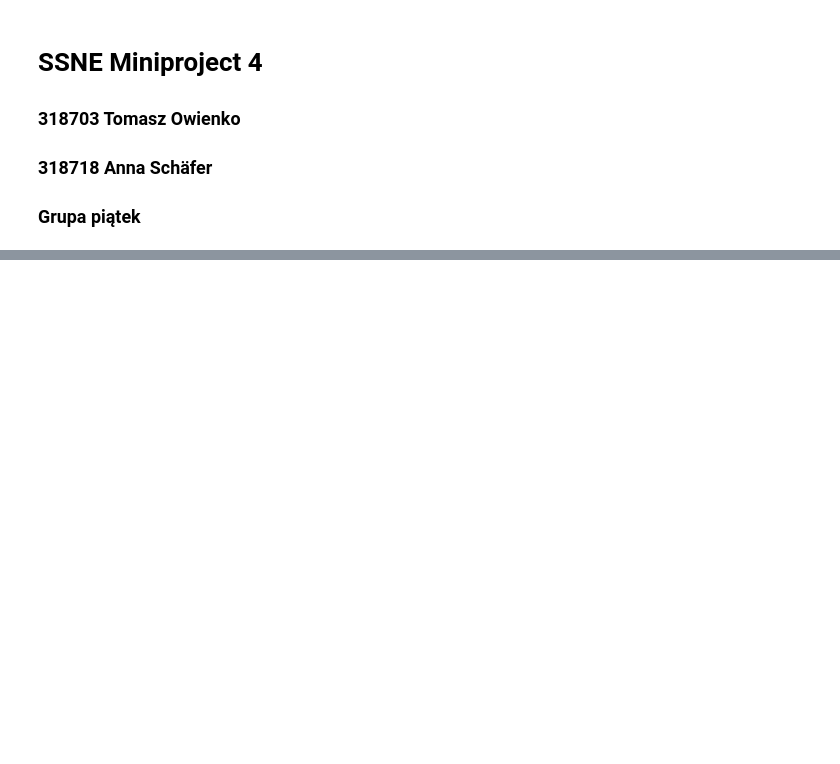
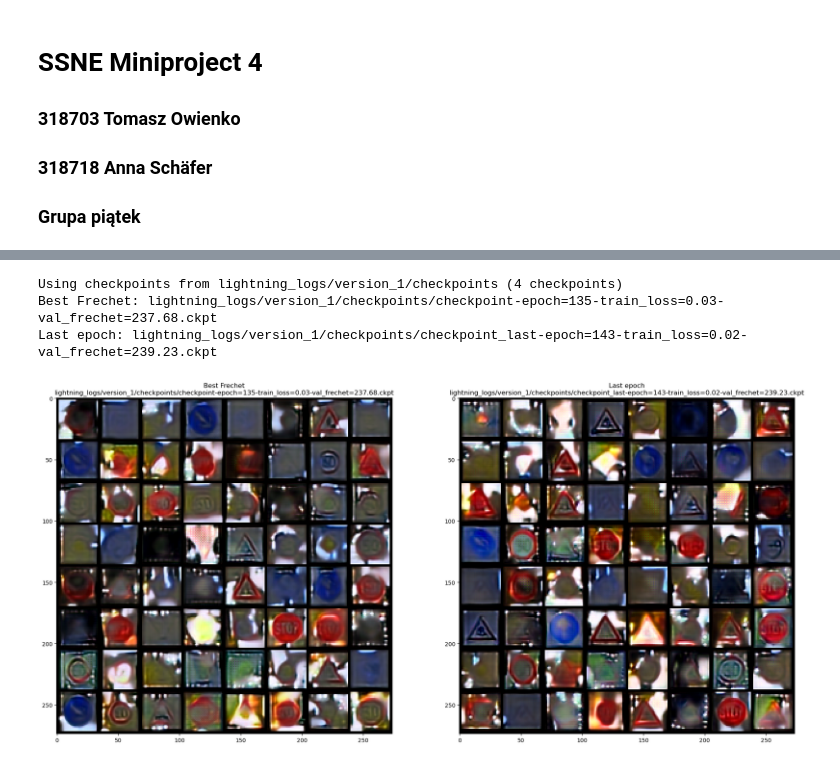
Before and after one commit to SNURTEL/24l-ssne, a Jupyter notebook: proj4/piatek_owienko_schafer_miniproject4.ipynb, the cells around one changed output, grey strips where cells are left out. Saved outputs shown, nothing was run; the diff lists cells and outputs as text; code cells hidden in the pictures; blank space fills up the shorter version.

```diff
--- a/proj4/piatek_owienko_schafer_miniproject4.ipynb
+++ b/proj4/piatek_owienko_schafer_miniproject4.ipynb
@@ -73,10 +68,10 @@ class ImagesDataModule(pl.LightningDataModule):
         self._train, self._val, self._test = torch.utils.data.random_split(dataset, [train_size, val_size, test_size])
 
     def train_dataloader(self) -> TRAIN_DATALOADERS:
-        return DataLoader(self._train, batch_size=512, shuffle=True, num_workers=8 if not self._in_memory else 0, pin_memory=True)
+        return DataLoader(self._train, batch_size=2048, shuffle=True, num_workers=12 if not self._in_memory else 0, pin_memory=True)
 
     def val_dataloader(self) -> EVAL_DATALOADERS:
-        return DataLoader(self._val, batch_size=64, shuffle=False, num_workers=8 if not self._in_memory else 0, pin_memory=True)
+        return DataLoader(self._val, batch_size=1024, shuffle=False, num_workers=12 if not self._in_memory else 0, pin_memory=True)
 
     def test_dataloader(self) -> EVAL_DATALOADERS:
         return DataLoader(self._test, batch_size=64, shuffle=False, num_workers=8 if not self._in_memory else 0, pin_memory=True)
@@ -406,0 +255,7 @@ ax.imshow((torchvision.utils.make_grid(x).permute(1, 2, 0).add(1).mul(127.5).cla
+# %%
+transform = transforms.Compose([
+    transforms.ToTensor(),
+    transforms.Normalize((0.5, 0.5, 0.5,), (0.5, 0.5, 0.5)),
+])
+
+dm = ImagesDataModule('data/trafic_32', transform, val_fraction=0.1, test_fraction=0.)
@@ -406,0 +329,35 @@ ax.imshow((torchvision.utils.make_grid(x).permute(1, 2, 0).add(1).mul(127.5).cla
+# %%
+# NOTE: for some reason (spent 3h figuring out why), if training was resumed from a checkpoint,
+# the model has to be re-loaded before evaluation - in other case, results are essentially garbage
+
+model.eval()
+
+LOGS_PATH = Path("lightning_logs")
+CHECKPOINTS_PATH = max(LOGS_PATH.glob("./*"), key=lambda x: int(x.name.split("_")[-1])) / "checkpoints"
+print(f"Using checkpoints from {CHECKPOINTS_PATH} ({len([f for f in CHECKPOINTS_PATH.glob('./*')])} checkpoints)")
+
+best_frechet_checkpoint = min((f for f in CHECKPOINTS_PATH.glob('./*') if not f.stem.startswith("checkpoint_last")),  key=lambda x: float(x.stem.split('=')[-1]))
+last_epoch_checkpoint = max((f for f in CHECKPOINTS_PATH.glob('./*') if f.stem.startswith("checkpoint_last")), key=lambda x: int(x.stem.split('-')[1].split('=')[-1]))
+print(f"Best Frechet: {best_frechet_checkpoint}")
+print(f"Last epoch: {last_epoch_checkpoint}")
+# %% [output]
+Using checkpoints from lightning_logs/version_1/checkpoints (4 checkpoints)
+Best Frechet: lightning_logs/version_1/checkpoints/checkpoint-epoch=135-train_loss=0.03-val_frechet=237.68.ckpt
+Last epoch: lightning_logs/version_1/checkpoints/checkpoint_last-epoch=143-train_loss=0.02-val_frechet=239.23.ckpt
+# %%
+model.eval()
+
+fig, axes = plt.subplots(1, 2, figsize=(24, 48))
+
+for path, name, ax in zip(
+        (best_frechet_checkpoint, last_epoch_checkpoint),
+        ("Best Frechet", "Last epoch"),
+    axes
+):
+    m = DiffusionModel.load_from_checkpoint(path, unet=UNet(3)).to(device)
+
+    preds = m.generate(64, 2000).cpu()
+    ax.set_title(f"{name}\n{path}")
+    ax.imshow((torchvision.utils.make_grid(preds).permute(1, 2, 0)))
+# %% [output]
+[figure, added]
```
Also changed, not shown: parts of 13 cells of this notebook.
